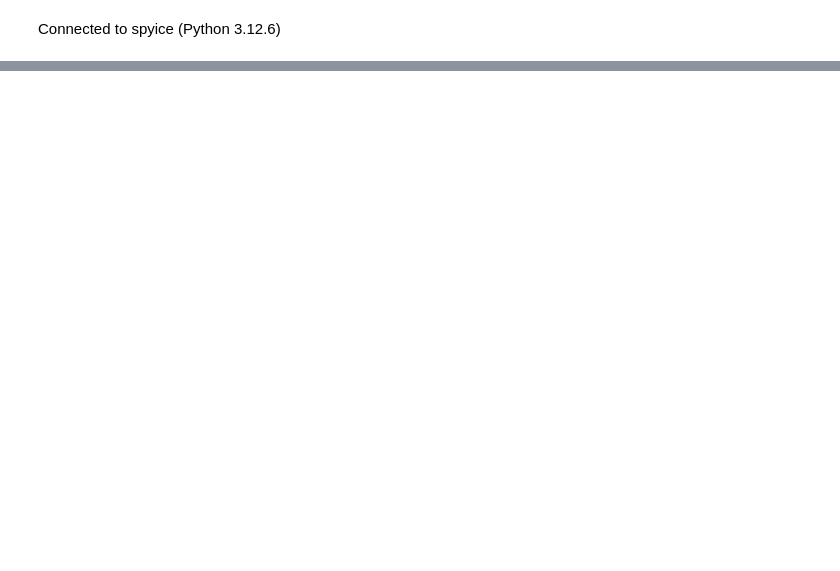
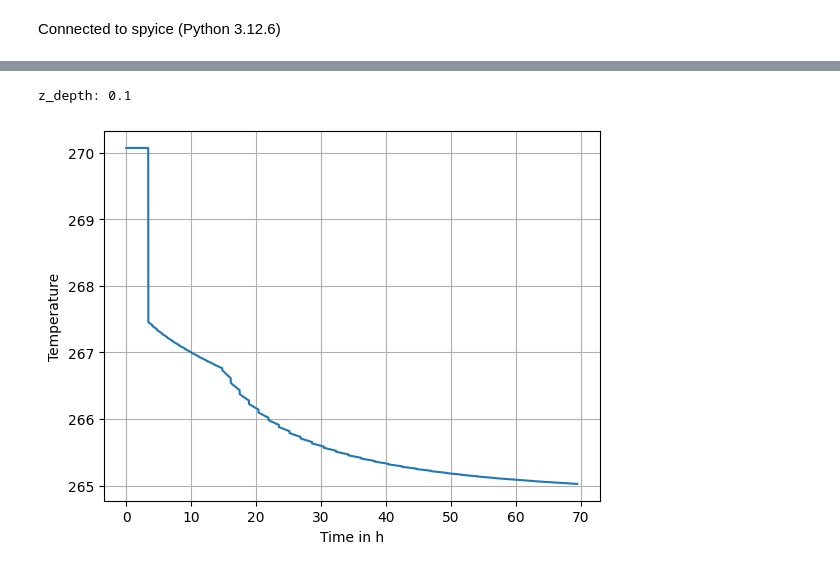
Before and after one commit to starry-phoenix/spyice-thesis, a Jupyter notebook: jupyternotebooks/stefanproblem_analytical.ipynb, the cells around one changed output, grey strips where cells are left out. Drawn from its saved outputs; the diff is of its cells as text; code cells hidden in the pictures; blank space fills up the shorter version.

```diff
--- a/jupyternotebooks/stefanproblem_analytical.ipynb
+++ b/jupyternotebooks/stefanproblem_analytical.ipynb
@@ -226,2 +240,5 @@ t_arr, s_arr = _plot_stefan_temp_twophase()
 # %%
-t_arr_0p1, s_arr_0p1 = _plot_stefan_temp_twophase(z_depth=0.001)
+t_arr_0p1, s_arr_0p1 = _plot_stefan_temp_twophase(z_depth=0.1)
+# %% [output]
+z_depth: 0.1
+[figure, added]
```
Also changed, not shown: parts of 3 cells of this notebook.
